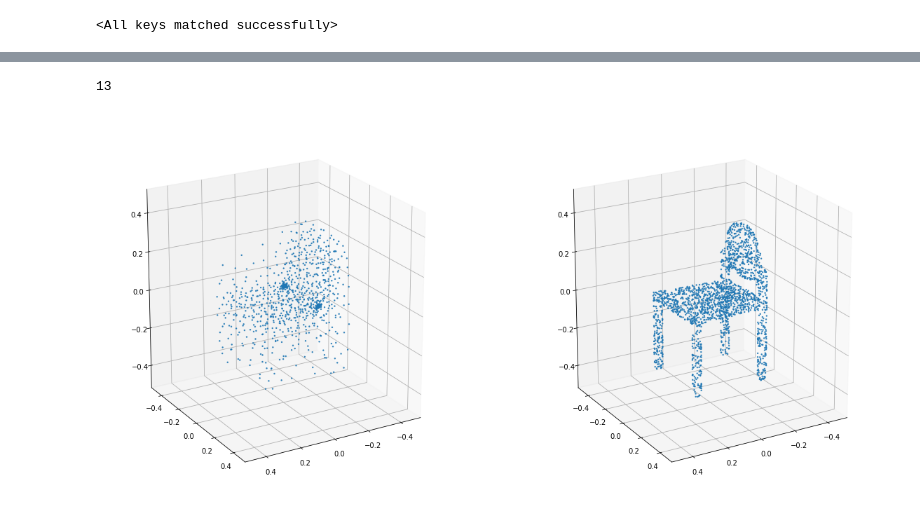
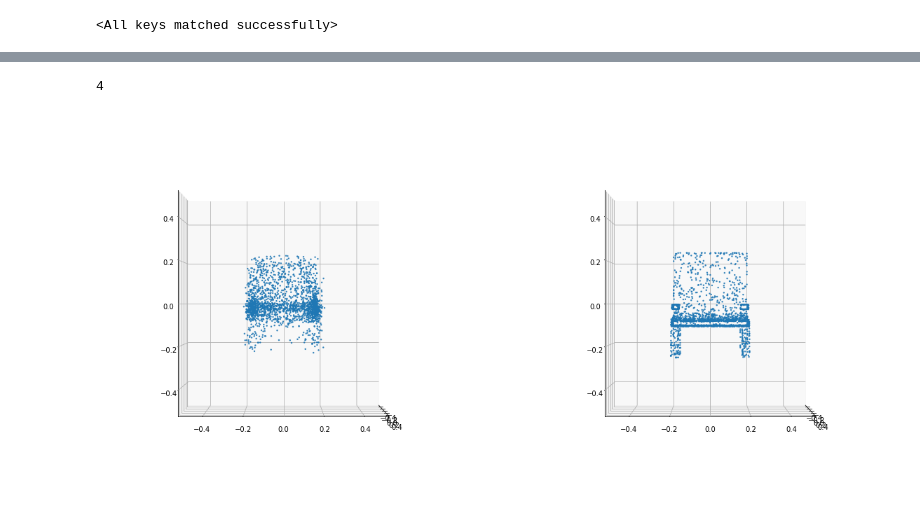
Before and after one commit to RaminHasibi/pointCloudAE, a Jupyter notebook: test.ipynb, the cells around one changed output, grey strips where cells are left out. Cells and saved outputs as stored; diff of their text form; code cells hidden in the pictures.

```diff
--- a/test.ipynb
+++ b/test.ipynb
@@ -15,7 +15,7 @@ device = torch.device('cpu')
 model = Net().to(device)
 test_loader = DataLoader(
     dataset, batch_size=batch_size, shuffle=False, num_workers=1)
-model.load_state_dict(torch.load('./pointAECh40.pt',map_location=device))
+model.load_state_dict(torch.load('./pointAECh10.pt',map_location=device))
 # %% [output]
 <All keys matched successfully>
 # %%
@@ -36,9 +46,9 @@ KeyboardInterrupt:
 # %%
 i
 # %% [output]
-13
+4
 # %%
-def plot_3d_point_cloud(x, y, z, show=True, show_axis=True, in_u_sphere=False, marker='.', s=8, alpha=.8, figsize=(15, 7), elev=20, azim=60, axis=None, title=None, *args, **kwargs):
+def plot_3d_point_cloud(x, y, z, show=True, show_axis=True, in_u_sphere=False, marker='.', s=8, alpha=.8, figsize=(15, 7), elev=0, azim=0, axis=None, title=None, *args, **kwargs):
 
     if axis is None:
         fig = plt.figure(figsize=figsize)
@@ -78,13 +88,13 @@ def plot_3d_point_cloud(x, y, z, show=True, show_axis=True, in_u_sphere=False, m
 # %%
 fig = plt.figure(figsize=(20,10))
 ax_pred = fig.add_subplot(121, projection='3d')
 ax_true = fig.add_subplot(122, projection='3d')
-num = 6
+num = 2
 plot_3d_point_cloud(gen_data['pred'][num][:,0],
                     gen_data['pred'][num][:,1],
                     gen_data['pred'][num][:,2], in_u_sphere=True,axis=ax_pred,show=False);
 plot_3d_point_cloud(gen_data['true'][num][:,0],
                     gen_data['true'][num][:,1],
                     gen_data['true'][num][:,2], in_u_sphere=True,axis=ax_true,show=False);
 # %% [output]
-[figure, old version]
+[figure, new version]
```
Also changed, not shown: parts of 4 cells of this notebook, 1 other file.
